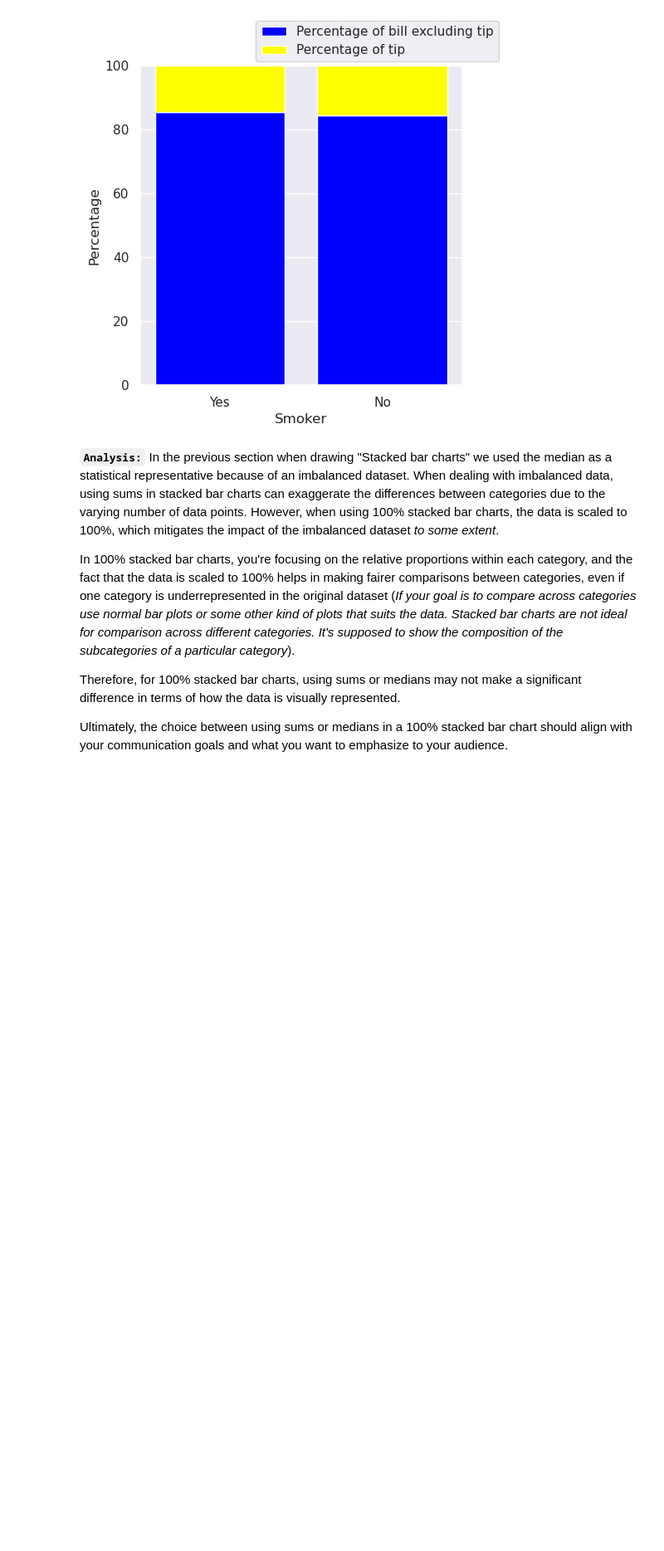
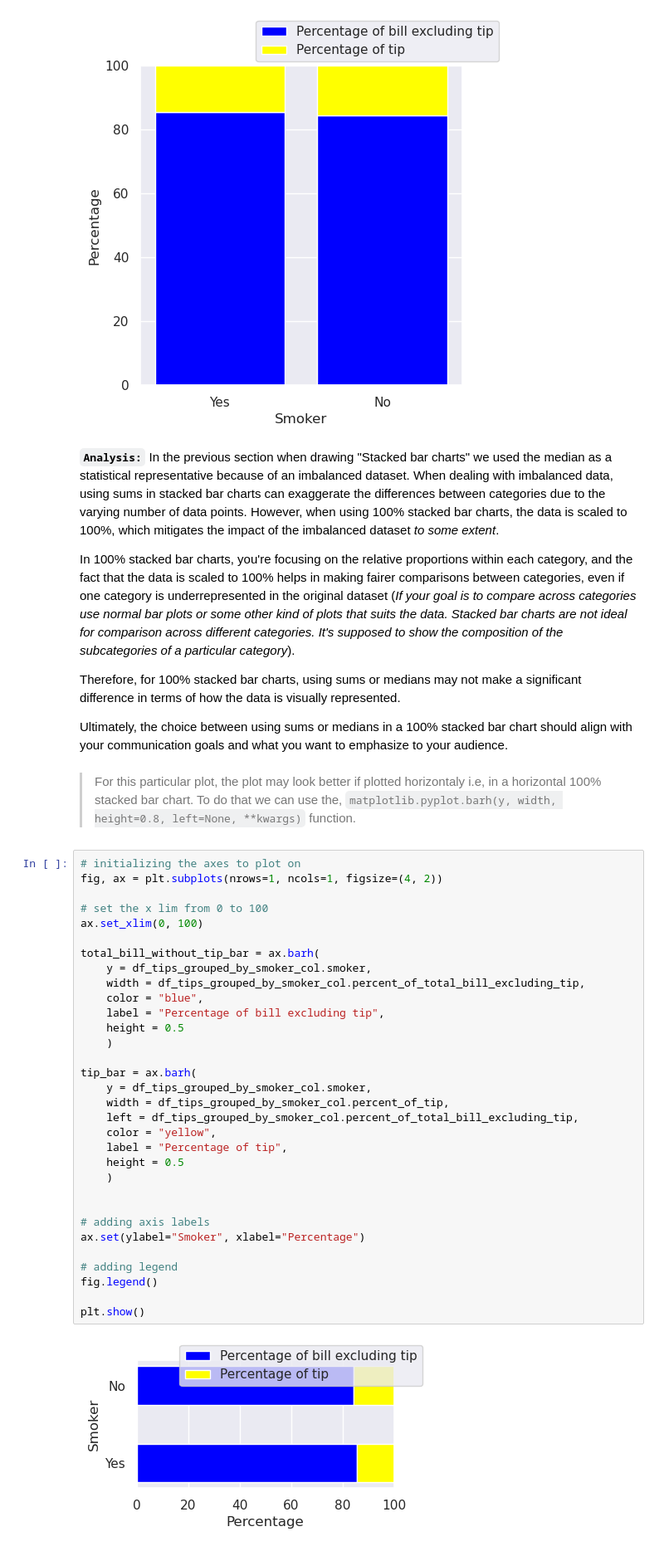
Before and after one commit to AindreaAjax/ML_Introduction, a Jupyter notebook: Data_Visualization/05_visualizing_compositions_independent_of_time.ipynb, the cells around one changed output. Shown at 83% size. Drawn from its saved outputs; the diff is of its cells as text; blank space fills up the shorter version.

Commit message:
[subsec] example of horizontal 100% stacked barplot

```diff
--- a/Data_Visualization/05_visualizing_compositions_independent_of_time.ipynb
+++ b/Data_Visualization/05_visualizing_compositions_independent_of_time.ipynb
@@ -260,3 +260,39 @@ In 100% stacked bar charts, you're focusing on the relative proportions within e
 Therefore, for 100% stacked bar charts, using sums or medians may not make a significant difference in terms of how the data is visually represented.
 
 Ultimately, the choice between using sums or medians in a 100% stacked bar chart should align with your communication goals and what you want to emphasize to your audience.
+# %% [markdown]
+> For this particular plot, the plot may look better if plotted horizontaly i.e, in a horizontal 100% stacked bar chart. To do that we can use the, `matplotlib.pyplot.barh(y, width, height=0.8, left=None, **kwargs)` function.
+# %%
+# initializing the axes to plot on
+fig, ax = plt.subplots(nrows=1, ncols=1, figsize=(4, 2))
+
+# set the x lim from 0 to 100
+ax.set_xlim(0, 100)
+
+total_bill_without_tip_bar = ax.barh(
+    y = df_tips_grouped_by_smoker_col.smoker,
+    width = df_tips_grouped_by_smoker_col.percent_of_total_bill_excluding_tip,
+    color = "blue",
+    label = "Percentage of bill excluding tip",
+    height = 0.5
+    )
+
+tip_bar = ax.barh(
+    y = df_tips_grouped_by_smoker_col.smoker,
+    width = df_tips_grouped_by_smoker_col.percent_of_tip,
+    left = df_tips_grouped_by_smoker_col.percent_of_total_bill_excluding_tip,
+    color = "yellow",
+    label = "Percentage of tip",
+    height = 0.5
+    )
+
+
+# adding axis labels
+ax.set(ylabel="Smoker", xlabel="Percentage")
+
+# adding legend
+fig.legend()
+
+plt.show()
+# %% [output]
+[figure, added]
```
